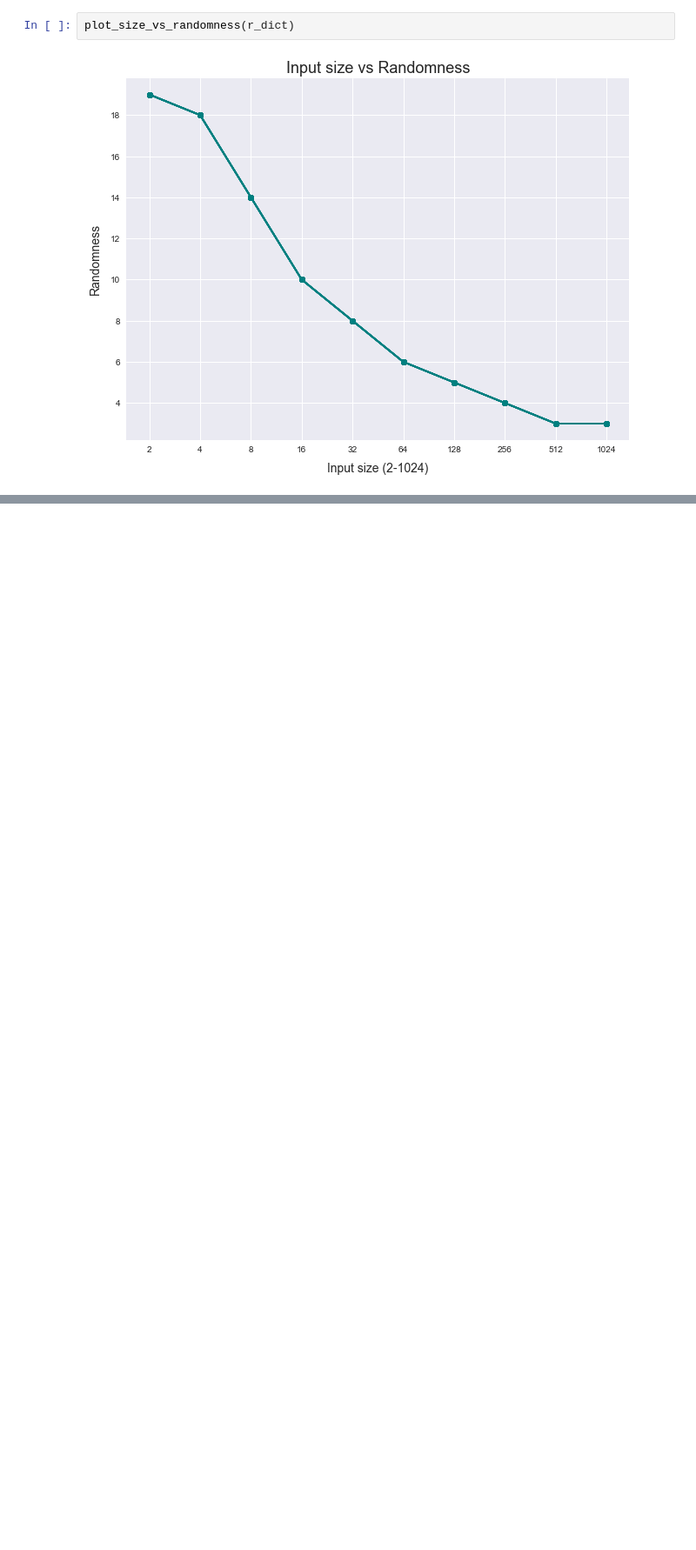
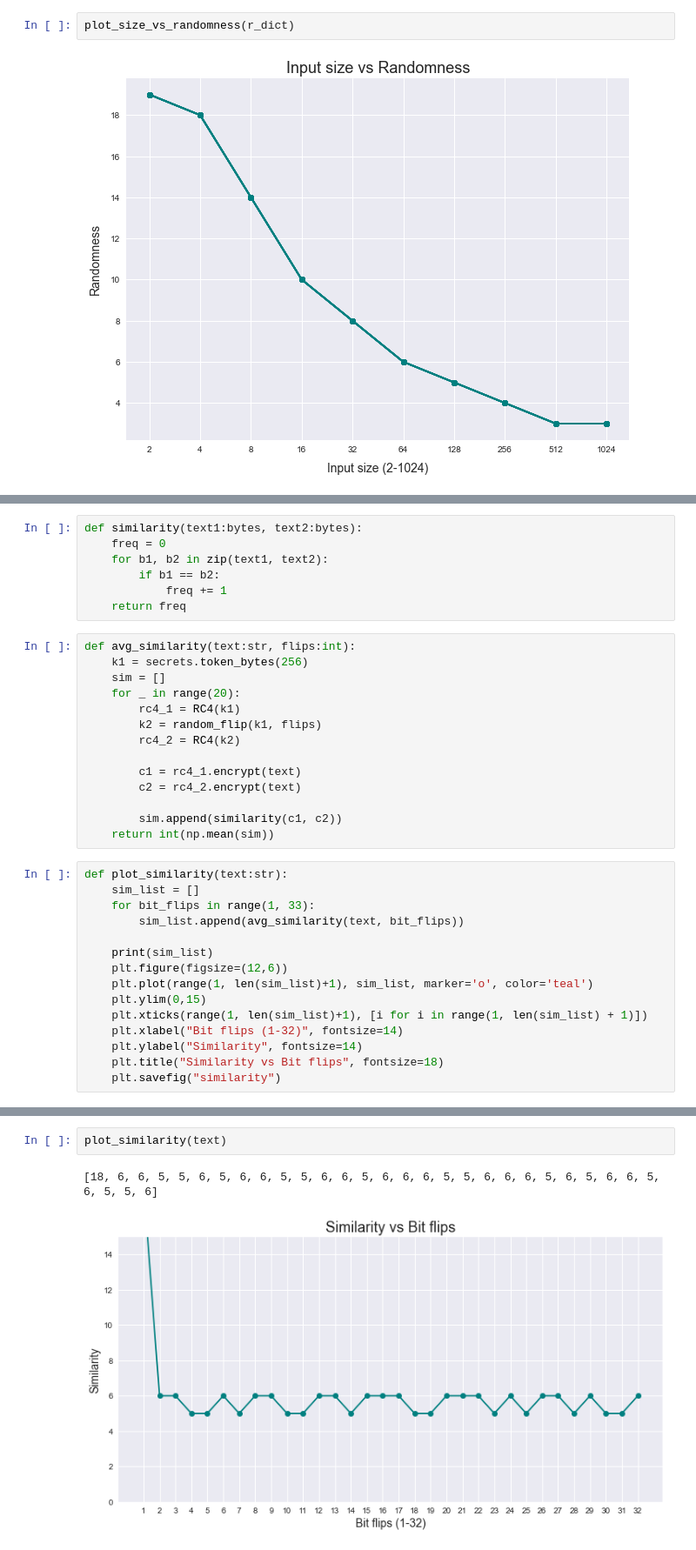
Before and after one commit to nareshram256/Cryptography, a Jupyter notebook: Assignment 3/myRC4.ipynb, the cells around one changed output, grey strips where cells are left out. Shown at 87% size. Saved outputs shown, nothing was run; the diff lists cells and outputs as text; blank space fills up the shorter version.

```diff
--- a/Assignment 3/myRC4.ipynb
+++ b/Assignment 3/myRC4.ipynb
@@ -229,0 +233,36 @@ plot_size_vs_randomness(r_dict)
+# %%
+def similarity(text1:bytes, text2:bytes):
+    freq = 0
+    for b1, b2 in zip(text1, text2):
+        if b1 == b2:
+            freq += 1
+    return freq
+# %%
+def avg_similarity(text:str, flips:int):
+    k1 = secrets.token_bytes(256)
+    sim = []
+    for _ in range(20):
+        rc4_1 = RC4(k1)
+        k2 = random_flip(k1, flips)
+        rc4_2 = RC4(k2)
+
+        c1 = rc4_1.encrypt(text)
+        c2 = rc4_2.encrypt(text)
+
+        sim.append(similarity(c1, c2))
+    return int(np.mean(sim))
+# %%
+def plot_similarity(text:str):
+    sim_list = []
+    for bit_flips in range(1, 33):
+        sim_list.append(avg_similarity(text, bit_flips))
+
+    print(sim_list)
+    plt.figure(figsize=(12,6))
+    plt.plot(range(1, len(sim_list)+1), sim_list, marker='o', color='teal')
+    plt.ylim(0,15)
+    plt.xticks(range(1, len(sim_list)+1), [i for i in range(1, len(sim_list) + 1)])
+    plt.xlabel("Bit flips (1-32)", fontsize=14)
+    plt.ylabel("Similarity", fontsize=14)
+    plt.title("Similarity vs Bit flips", fontsize=18)
+    plt.savefig("similarity")
@@ -229,0 +273,5 @@ plot_size_vs_randomness(r_dict)
+# %%
+plot_similarity(text)
+# %% [output]
+[18, 6, 6, 5, 5, 6, 5, 6, 6, 5, 5, 6, 6, 5, 6, 6, 6, 5, 5, 6, 6, 6, 5, 6, 5, 6, 6, 5, 6, 5, 5, 6]
+[figure, added]
```
Also changed, not shown: parts of 9 cells of this notebook, 6 other files.
